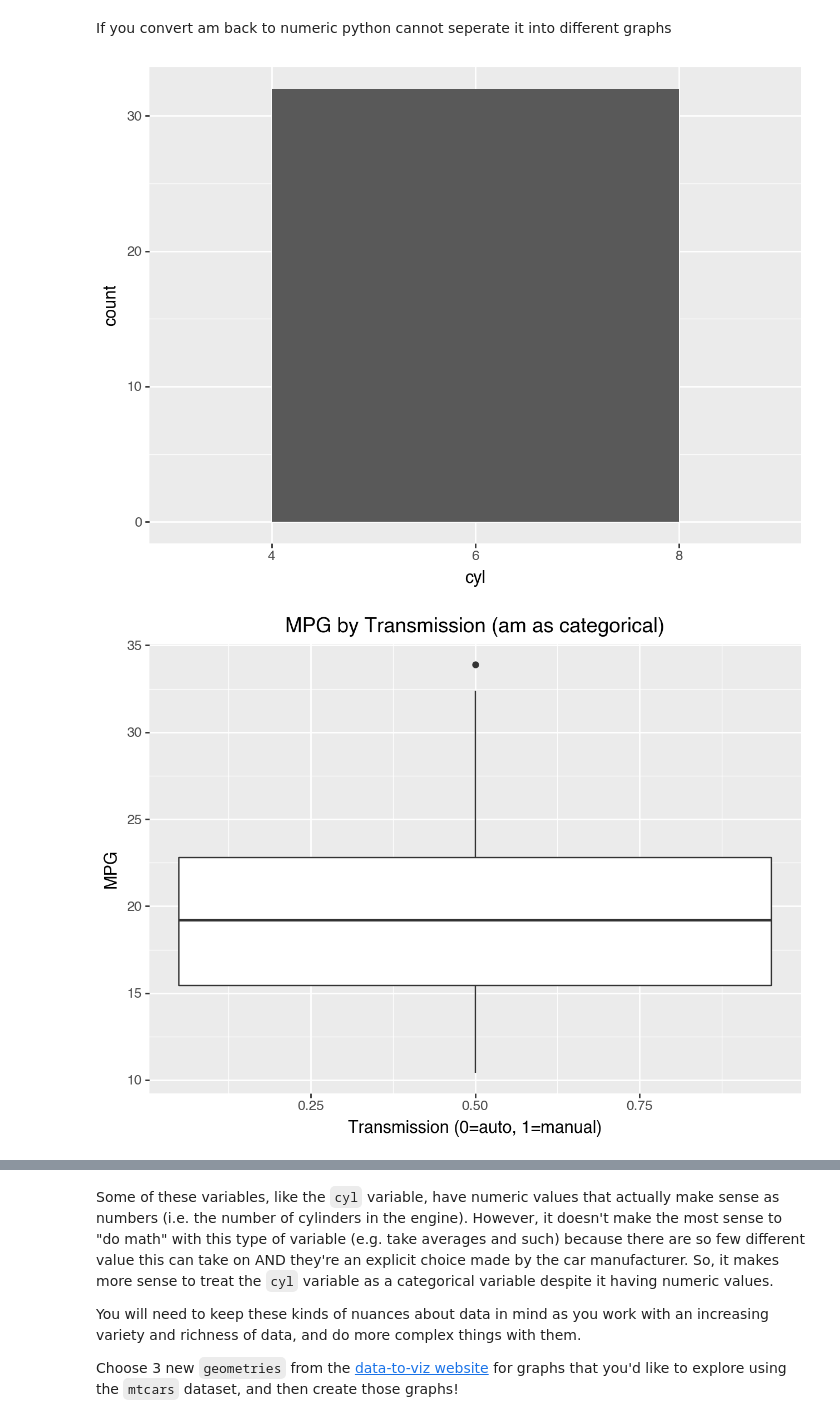
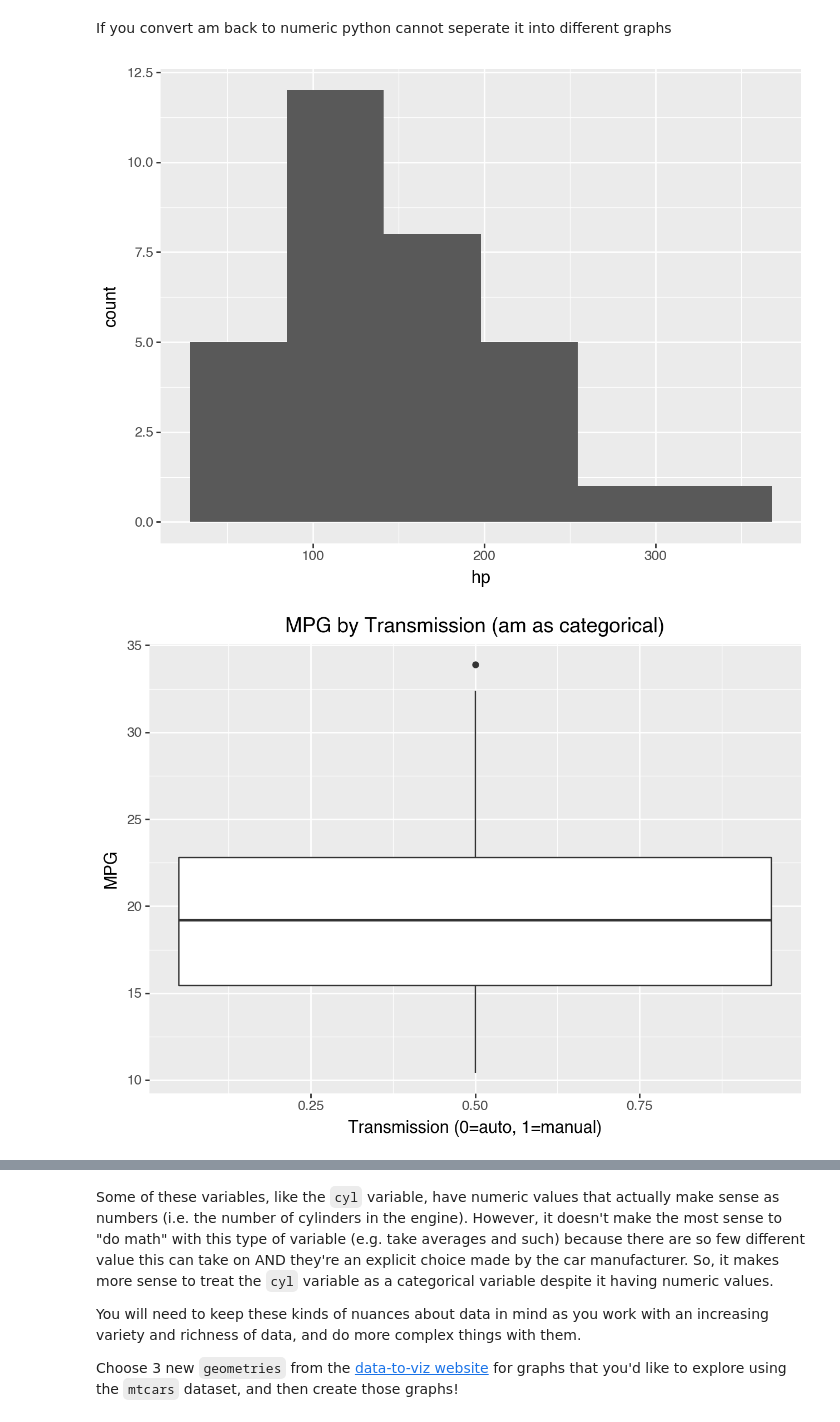
Before and after one commit to PharaohPooh/GSB_544, a Jupyter notebook: Week_1/Practice_Activity_1.3_Data_Visualization_with_mtcars/Introduction_to_Data_Viz_Using_mtcars_Dataset.ipynb, the cells around one changed output, grey strips where cells are left out. Drawn from its saved outputs; the diff is of its cells as text; code cells hidden in the pictures.

```diff
--- a/Week_1/Practice_Activity_1.3_Data_Visualization_with_mtcars/Introduction_to_Data_Viz_Using_mtcars_Dataset.ipynb
+++ b/Week_1/Practice_Activity_1.3_Data_Visualization_with_mtcars/Introduction_to_Data_Viz_Using_mtcars_Dataset.ipynb
@@ -140,12 +121,15 @@ print(plot2)
 If you convert am back to numeric python cannot seperate it into different graphs
 # %%
 # Create plot for (2) here
+# With Cyl as float
+df["cyl"] = df["cyl"].astype(float)
 plot3 = (
-    p9.ggplot(df, p9.aes(x="cyl", fill="hp"))
+    p9.ggplot(df, p9.aes(x="hp", fill="cyl"))
     + p9.geom_histogram()
 )
-print(plot3)
+plt.show(plot3)
+plt.close()
 # %% [output]
-[figure, old version]
+[figure, new version]
 [figure]
 [figure]
```
Also changed, not shown: parts of 12 cells of this notebook, 6 other files.
